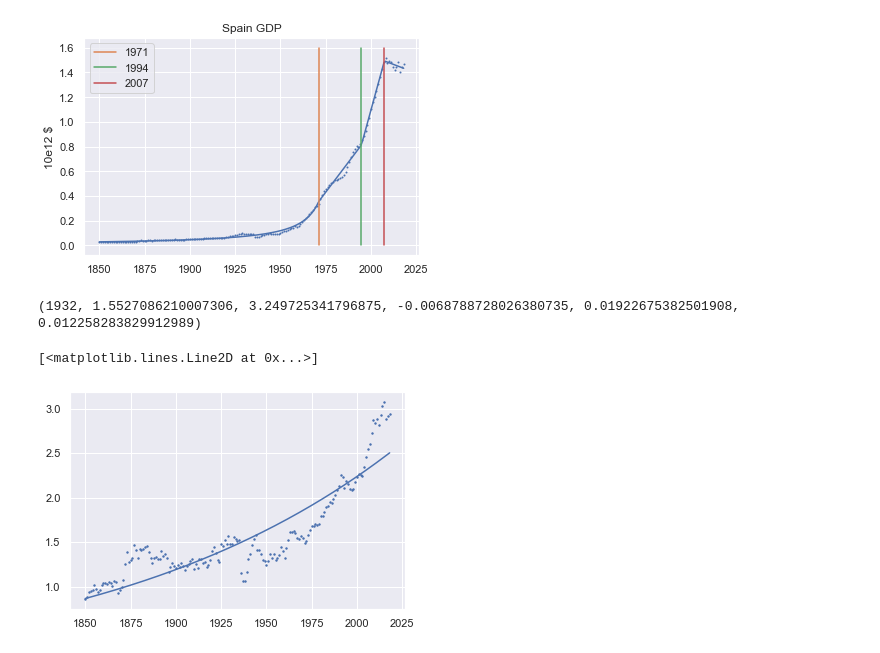
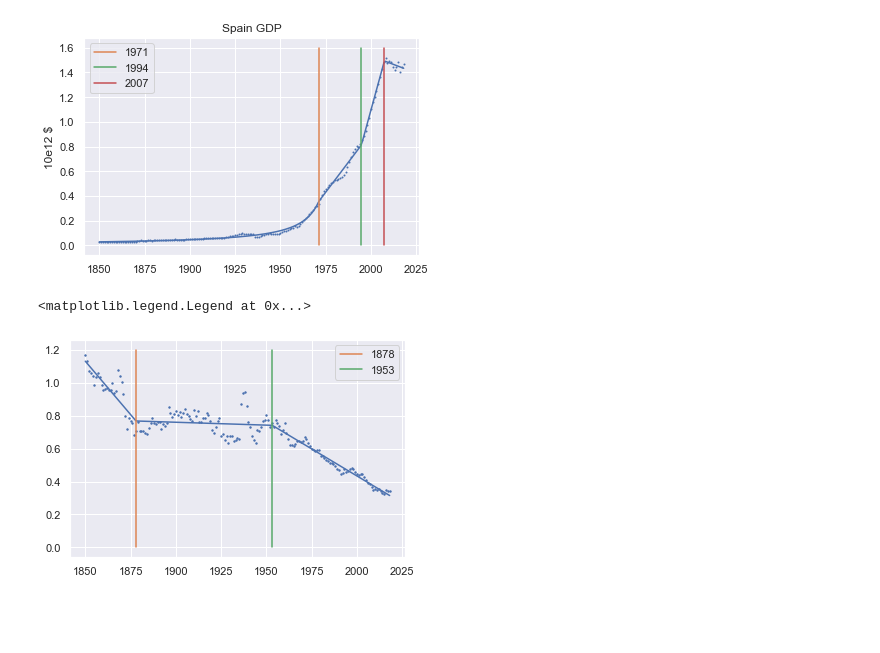
Before and after one commit to leatrin/EnergyLimits, a Jupyter notebook: Codes/Spain.ipynb, the cells around one changed output. Cells and saved outputs as stored; diff of their text form; code cells hidden in the pictures; blank space fills up the shorter version.

```diff
--- a/Codes/Spain.ipynb
+++ b/Codes/Spain.ipynb
@@ -56,12 +56,14 @@ plt.ylabel('10e12 $')
 # %% [output]
 Text(0, 0.5, '10e12 $')
 [figure]
-# %%
-plt.scatter(year, gdp/energy/10**8, s= 2)
-G_i, E_i, A, a1, a2, a3 = reg.sReg(year,gdp/energy/10**8 , bounds = [-2, 2000])
-K, dt, tm = reg.logReg(year,gdp/energy/10**8, bounds=[0,2500])
-plt.plot(yplot, reg.log_fun(yplot, K, dt, tm))
-# %% [output]
-(1932, 1.5527086210007306, 3.249725341796875, -0.0068788728026380735, 0.01922675382501908, 0.012258283829912989)
-[<matplotlib.lines.Line2D at 0x...>]
-[figure, removed]
+# %%
+plt.scatter(year, energy/gdp*10**8, s= 2)
+a,b, c, e, g, x1, x2, x3 = -0.007, 14, 0, -0.007,-1, 1888, 1950, 2100
+a,b, c, e, g, x1, x2, x3 = reg.LLLL(year,energy/gdp*10**8, p0= (a,b, c, e, g, x1, x2, x3), bounds=[-15, 3000])
+plt.plot(yplot, reg.llll(yplot, a,b, c, e, g, x1, x2, x3))
+plt.plot([x1,x1],[0,1.2], label=str(int(x1)))
+plt.plot([x2,x2],[0,1.2], label=str(int(x2)))
+plt.legend()
+# %% [output]
+<matplotlib.legend.Legend at 0x...>
+[figure, added]
```
Also changed, not shown: parts of 1 cell of this notebook, 38 other files.
